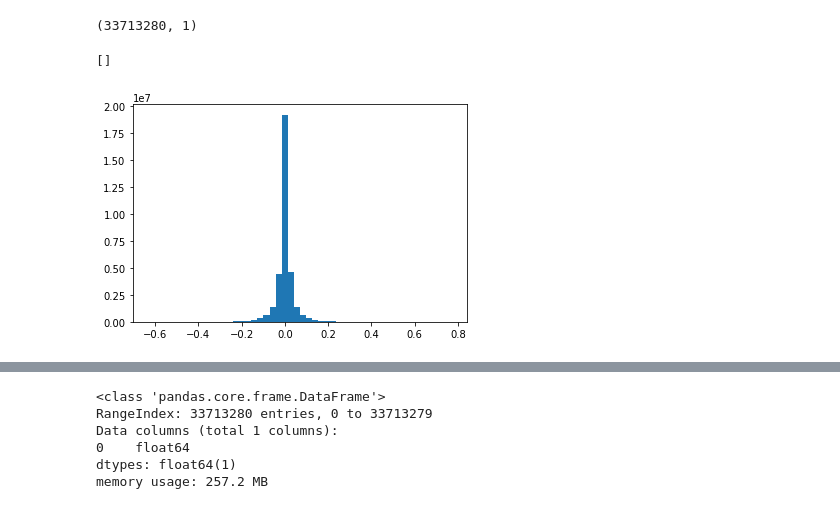
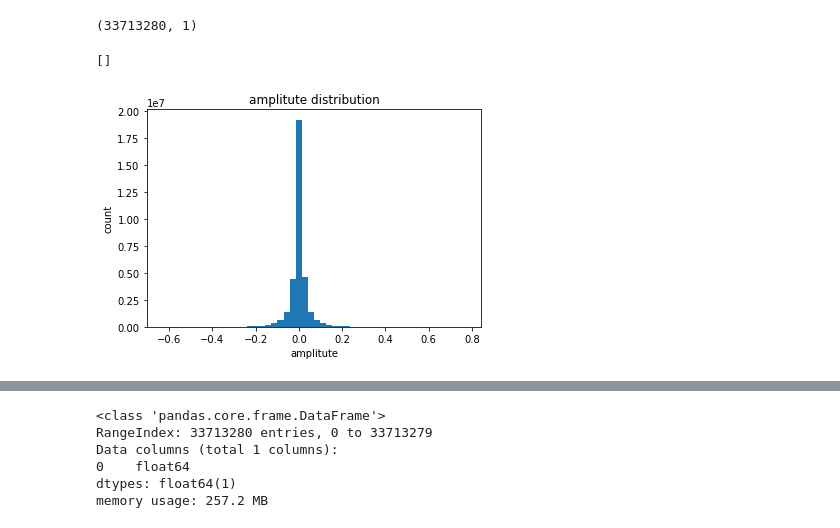
Before and after one commit to lixuran/mlpr_coursework1, a Jupyter notebook: intermitant.ipynb, the cells around one changed output, grey strips where cells are left out. Drawn from its saved outputs; the diff is of its cells as text; code cells hidden in the pictures.

```diff
--- a/intermitant.ipynb
+++ b/intermitant.ipynb
@@ -30,7 +30,11 @@ data.shape
 (33713280, 1)
 # %%
 plt.hist(data,bins=50)
+plt.ylabel("count")
+plt.title("amplitute distribution")
+plt.xlabel("amplitute")
 plt.plot()
+plt.plot()
 # %% [output]
 []
-[figure, old version]
+[figure, new version]
```
Also changed, not shown: parts of 19 cells of this notebook.
